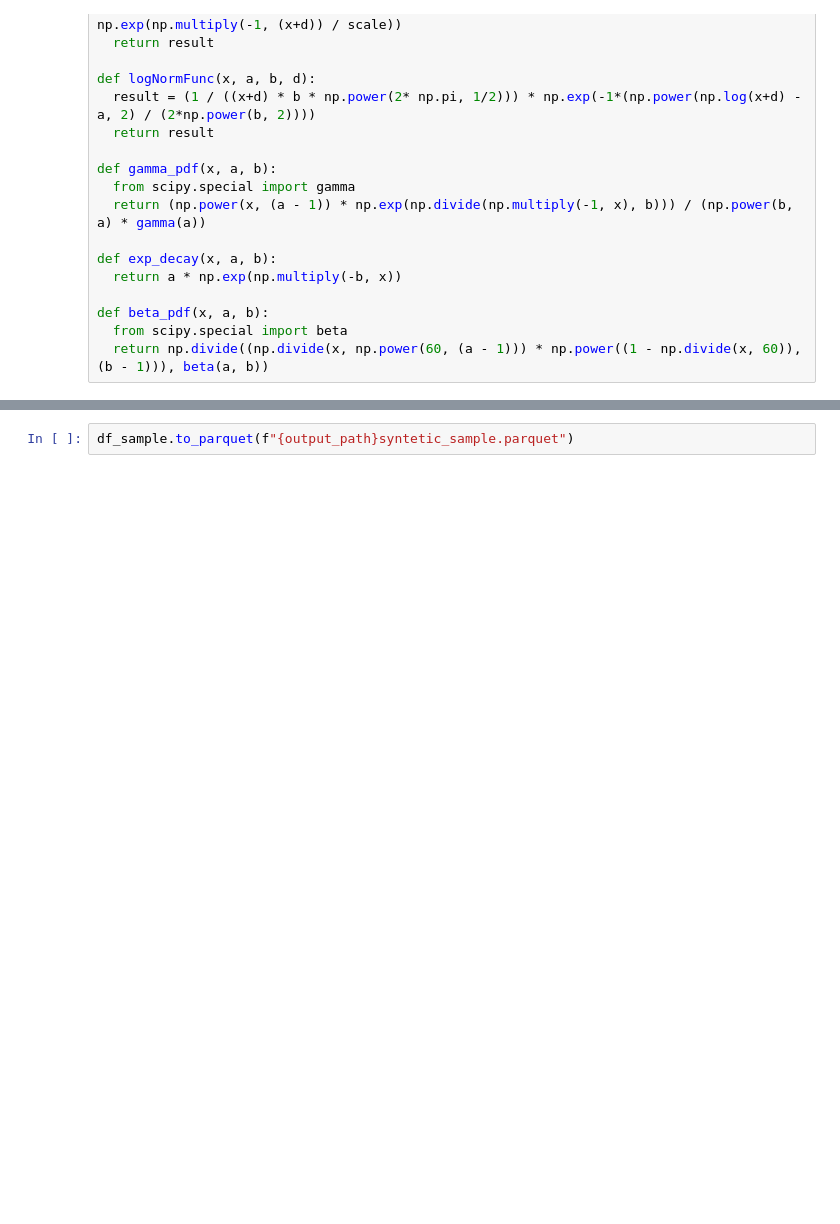
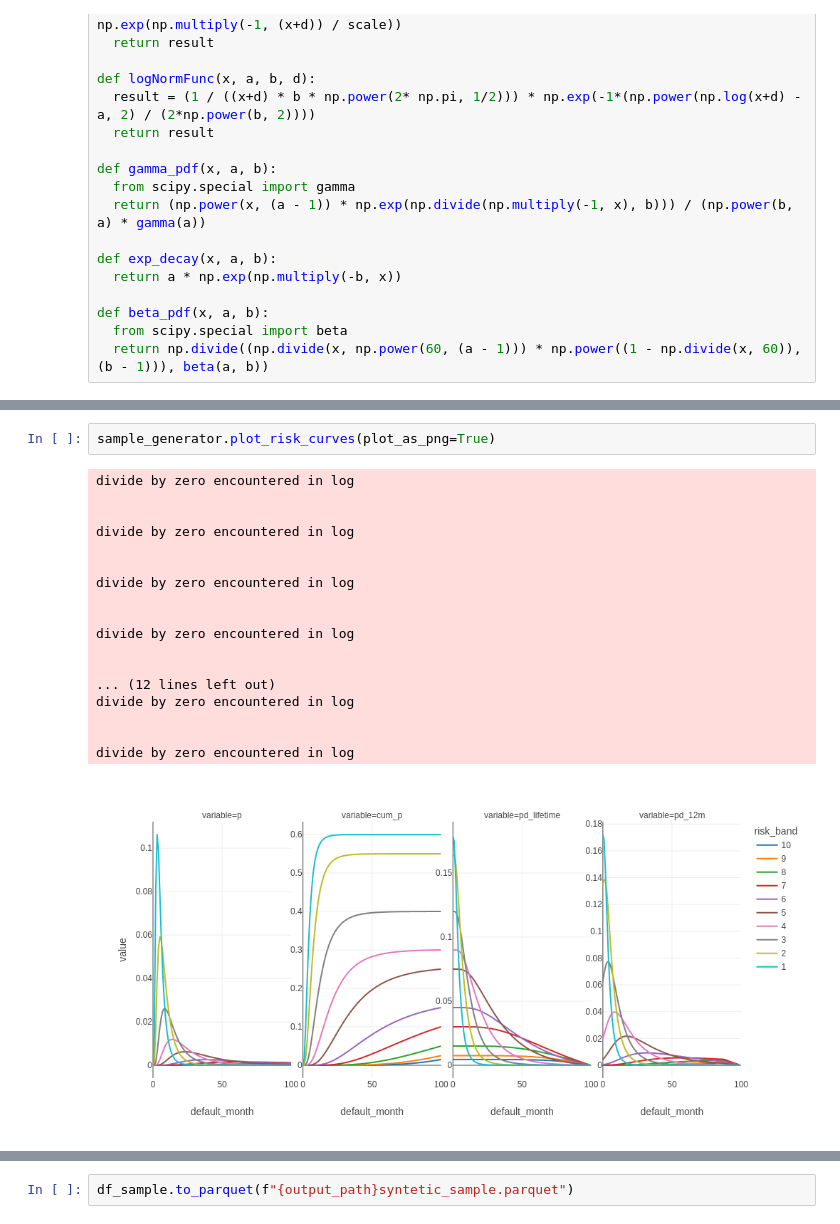
Before and after one commit to neon-belfante/Survival-Analysis, a Jupyter notebook: 00.create_data.ipynb, the cells around one changed output, grey strips where cells are left out. Saved outputs shown, nothing was run; the diff lists cells and outputs as text; blank space fills up the shorter version.

```diff
--- a/00.create_data.ipynb
+++ b/00.create_data.ipynb
@@ -564,0 +600,21 @@ class generate_sample:
+# %%
+sample_generator.plot_risk_curves(plot_as_png=True)
+# %% [output]
+divide by zero encountered in log
+
+
+divide by zero encountered in log
+
+
+divide by zero encountered in log
+
+
+divide by zero encountered in log
+
+
+... (12 lines left out)
+divide by zero encountered in log
+
+
+divide by zero encountered in log
+[figure, added]
```
Also changed, not shown: parts of 21 cells of this notebook.
